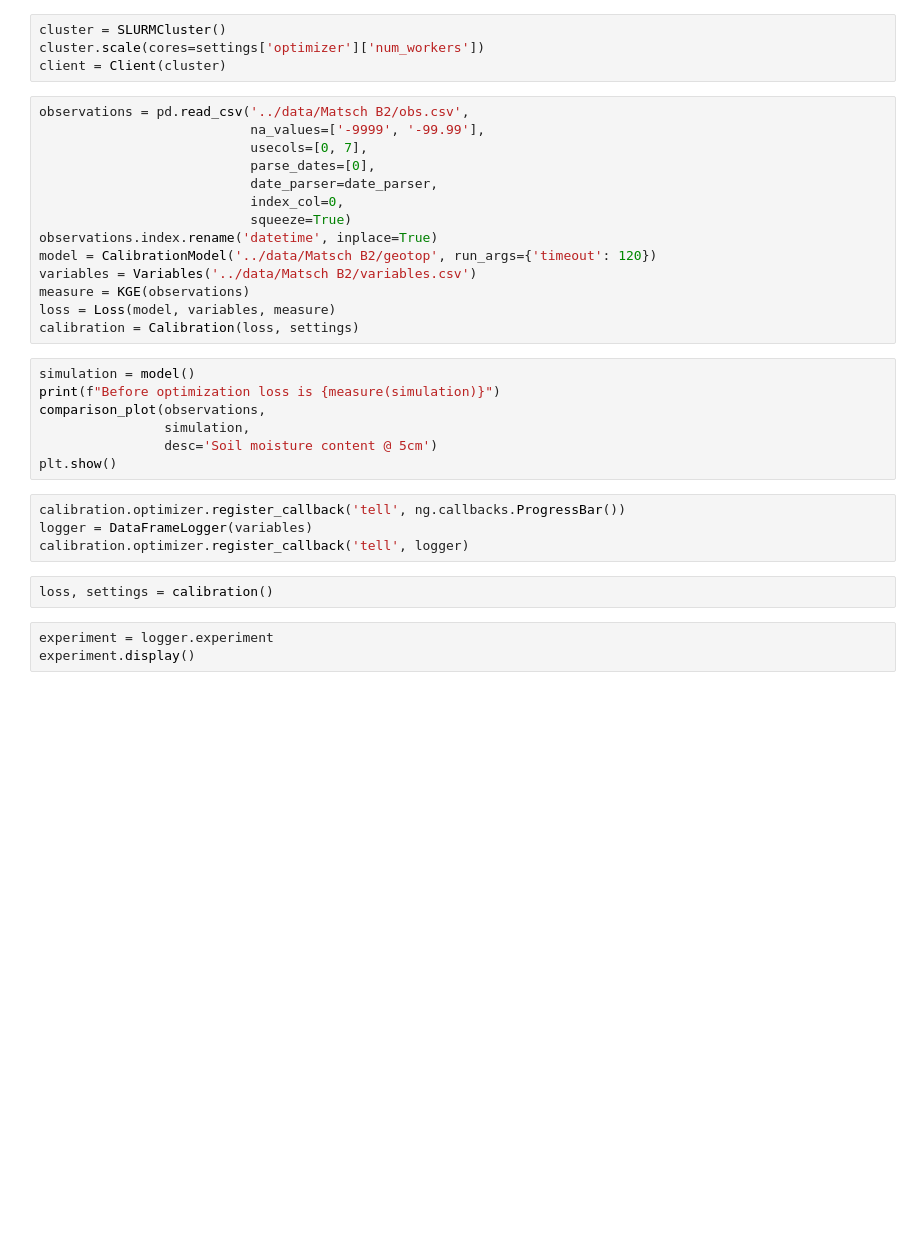
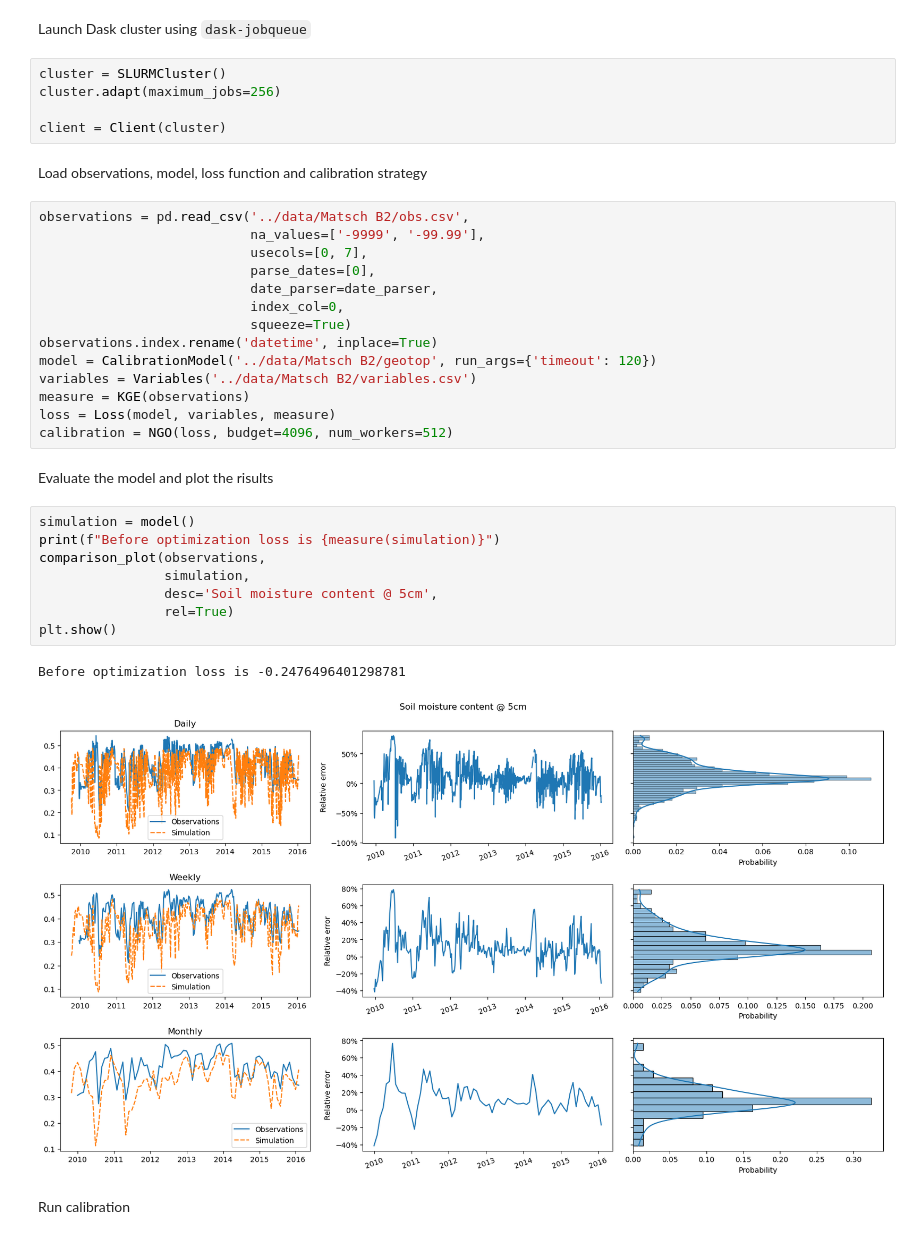
Before and after one commit to stefanocampanella/MHPC-project, a Jupyter notebook: docs/approach/examples/calibration.ipynb, the cells around one changed output. Drawn from its saved outputs; the diff is of its cells as text; blank space fills up the shorter version.

```diff
--- a/docs/approach/examples/calibration.ipynb
+++ b/docs/approach/examples/calibration.ipynb
@@ -25,7 +18,12 @@ settings = {
+# %% [markdown]
+Launch Dask cluster using `dask-jobqueue`
 # %%
 cluster = SLURMCluster()
-cluster.scale(cores=settings['optimizer']['num_workers'])
+cluster.adapt(maximum_jobs=256)
+
 client = Client(cluster)
+# %% [markdown]
+Load observations, model, loss function and calibration strategy
 # %%
 observations = pd.read_csv('../data/Matsch B2/obs.csv',
                            na_values=['-9999', '-99.99'],
@@ -39,20 +37,19 @@ model = CalibrationModel('../data/Matsch B2/geotop', run_args={'timeout': 120})
 variables = Variables('../data/Matsch B2/variables.csv')
 measure = KGE(observations)
 loss = Loss(model, variables, measure)
-calibration = Calibration(loss, settings)
+calibration = NGO(loss, budget=4096, num_workers=512)
+# %% [markdown]
+Evaluate the model and plot the risults
 # %%
 simulation = model()
 print(f"Before optimization loss is {measure(simulation)}")
 comparison_plot(observations,
                 simulation,
-                desc='Soil moisture content @ 5cm')
+                desc='Soil moisture content @ 5cm',
+                rel=True)
 plt.show()
+# %% [output]
+Before optimization loss is -0.2476496401298781
+[figure, added]
-# %%
-calibration.optimizer.register_callback('tell', ng.callbacks.ProgressBar())
-logger = DataFrameLogger(variables)
-calibration.optimizer.register_callback('tell', logger)
-# %%
-loss, settings = calibration()
-# %%
-experiment = logger.experiment
-experiment.display()
+# %% [markdown]
+Run calibration
```
Also changed, not shown: parts of 8 cells of this notebook, 6 other files.
